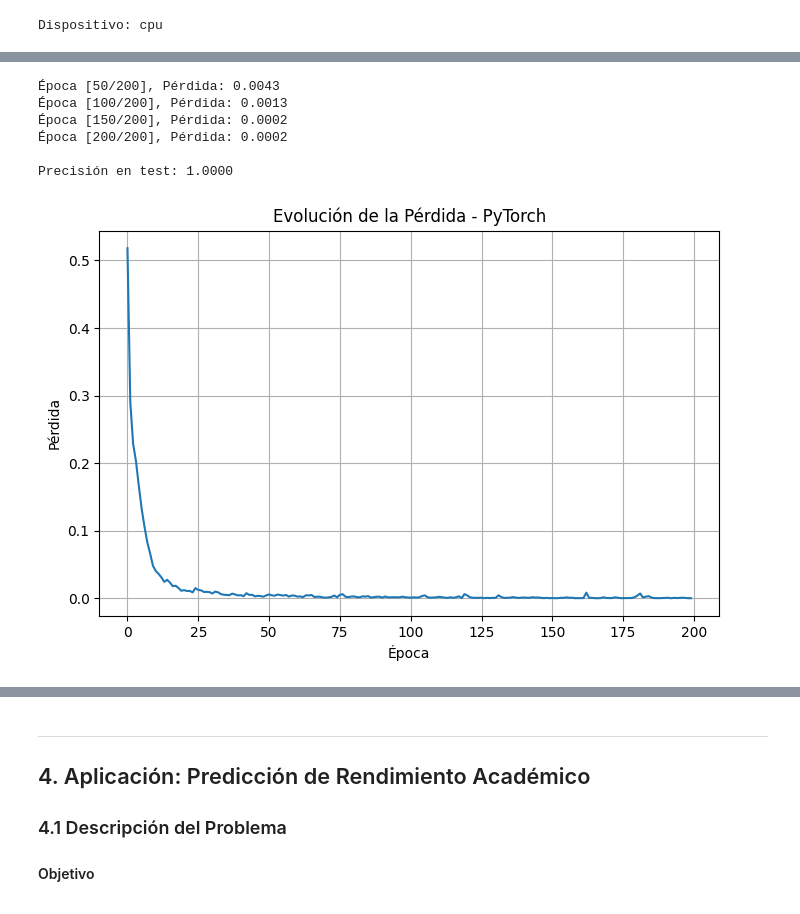
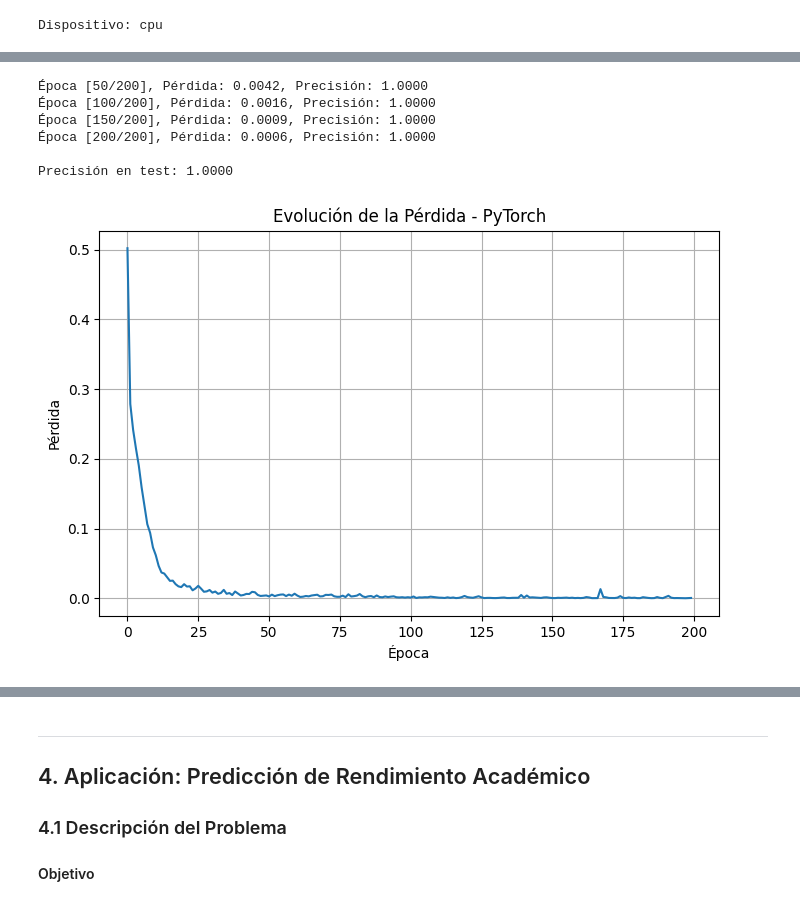
Before and after one commit to diegostaPy/cursoIA2026, a Jupyter notebook: Semana_05/Clase5.ipynb, the cells around one changed output, grey strips where cells are left out. Cells and saved outputs as stored; diff of their text form; code cells hidden in the pictures.

```diff
--- a/Semana_05/Clase5.ipynb
+++ b/Semana_05/Clase5.ipynb
@@ -524,7 +531,7 @@ Dispositivo: cpu
 
 num_epochs = 200
 train_losses = []
-
+accuracy_list = []
 for epoch in range(num_epochs):
     model_pytorch.train()
     epoch_loss = 0
@@ -536,37 +543,38 @@ for epoch in range(num_epochs):
 
         # Backward pass
         optimizer.zero_grad()
         loss.backward()
         optimizer.step()
 
         epoch_loss += loss.item()
-
+    accuracy = (model_pytorch(X_torch) > 0.5).float().eq(y_torch).float().mean().item()
     train_losses.append(epoch_loss / len(train_loader))
+    accuracy_list.append(accuracy)
 
     if (epoch + 1) % 50 == 0:
-        print(f'Época [{epoch+1}/{num_epochs}], Pérdida: {train_losses[-1]:.4f}')
+        print(f'Época [{epoch+1}/{num_epochs}], Pérdida: {train_losses[-1]:.4f}, Precisión: {accuracy:.4f}')
 
 # Evaluar
 model_pytorch.eval()
 with torch.no_grad():
     predictions = model_pytorch(X_test_torch)
     predicted_classes = (predictions > 0.5).float()
     accuracy = (predicted_classes == y_test_torch).float().mean().item()
     print(f"\nPrecisión en test: {accuracy:.4f}")
 
 # Graficar pérdida
 plt.figure(figsize=(8, 5))
 plt.plot(train_losses)
 plt.xlabel('Época')
 plt.ylabel('Pérdida')
 plt.title('Evolución de la Pérdida - PyTorch')
 plt.grid(True)
 plt.show()
 # %% [output]
-Época [50/200], Pérdida: 0.0043
-Época [100/200], Pérdida: 0.0013
-Época [150/200], Pérdida: 0.0002
-Época [200/200], Pérdida: 0.0002
+Época [50/200], Pérdida: 0.0042, Precisión: 1.0000
+Época [100/200], Pérdida: 0.0016, Precisión: 1.0000
+Época [150/200], Pérdida: 0.0009, Precisión: 1.0000
+Época [200/200], Pérdida: 0.0006, Precisión: 1.0000
 
 Precisión en test: 1.0000
-[figure, old version]
+[figure, new version]
```
Also changed, not shown: parts of 8 cells of this notebook, 5 other files.
